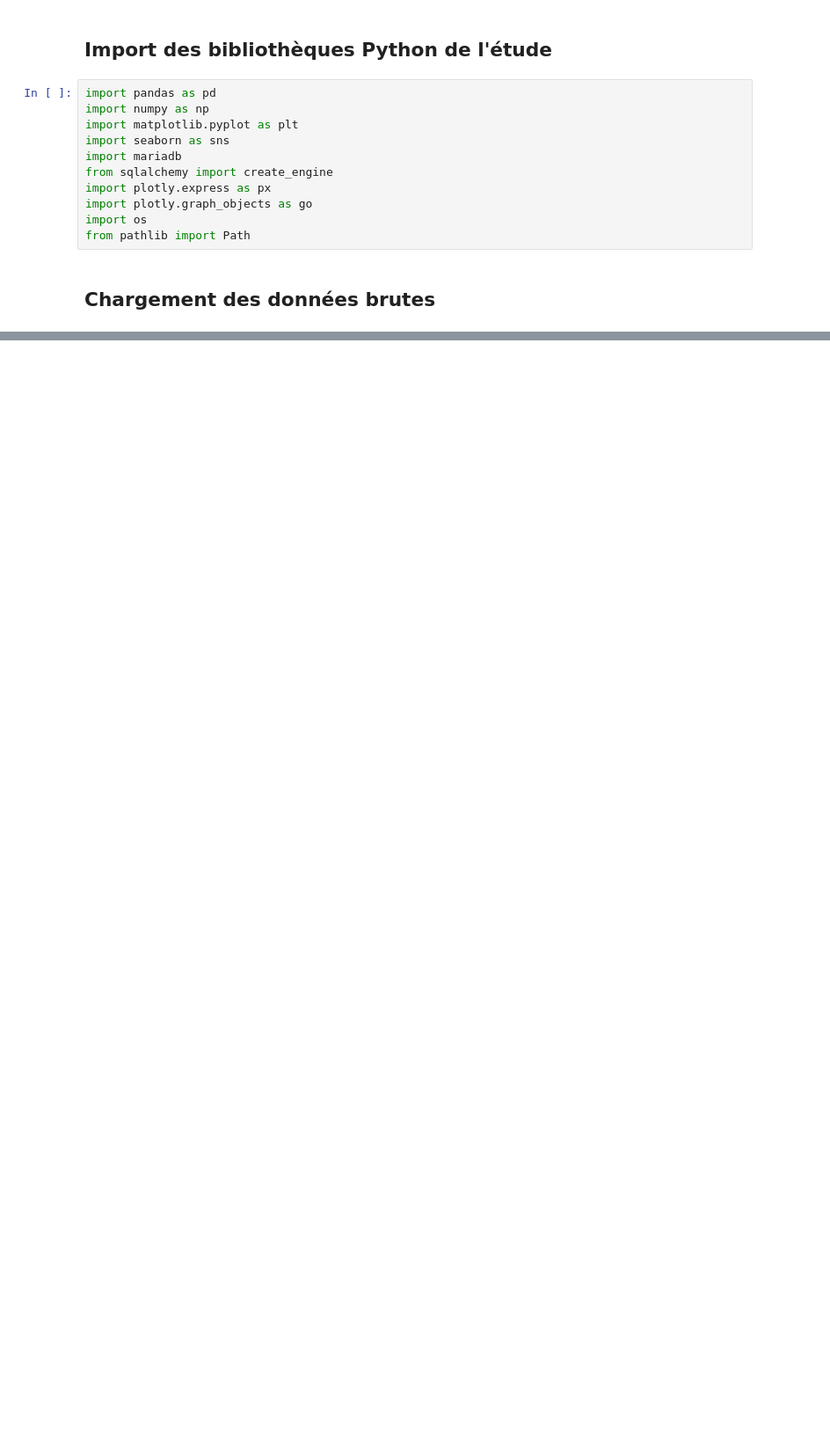
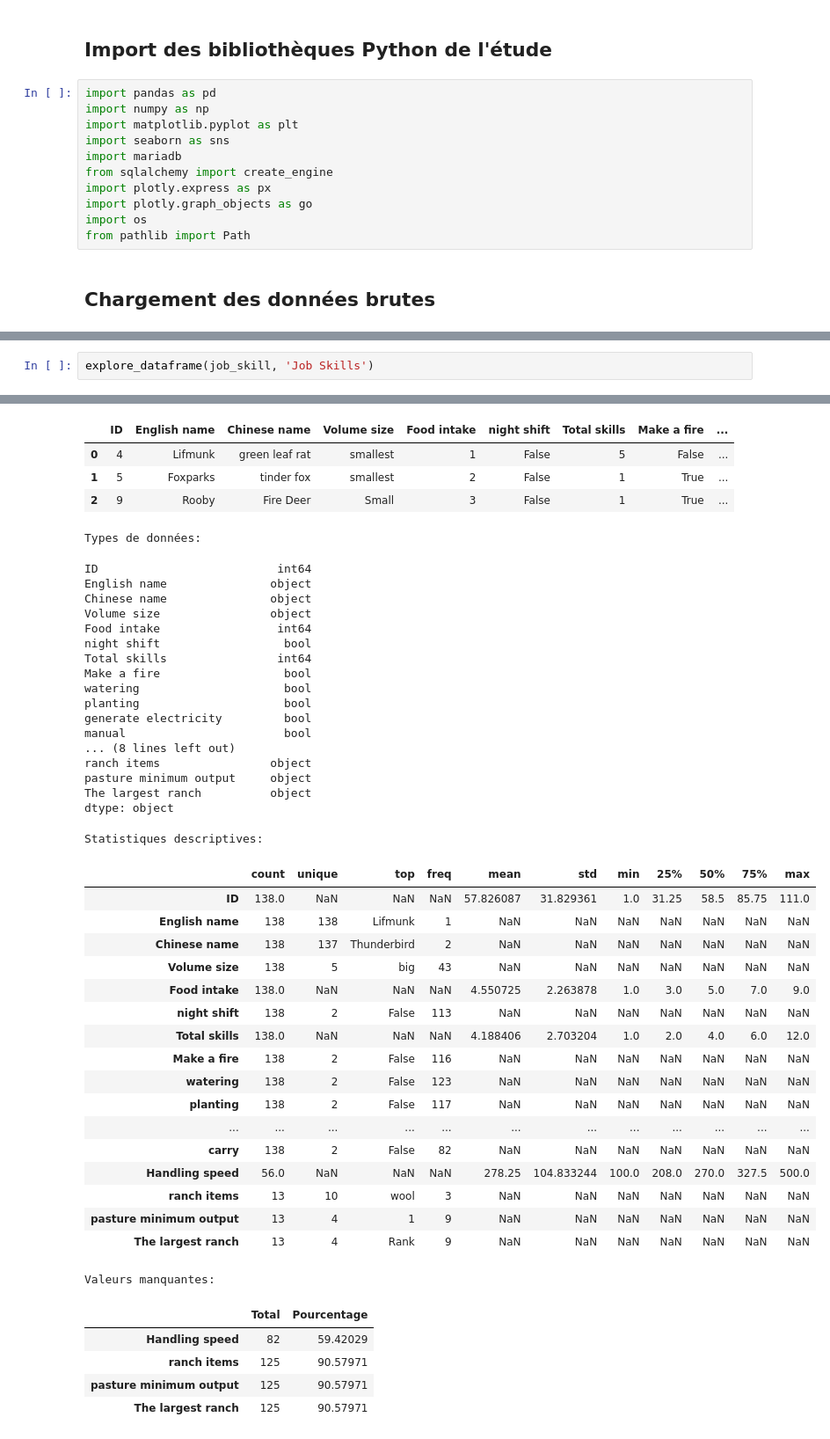
Before and after one commit to Paul-Emmanuel-Buffe/pals-analysis, a Jupyter notebook: notebooks/pals_analysis.ipynb, the cells around one changed output, grey strips where cells are left out. Shown at 88% size. Cells and saved outputs as stored; diff of their text form; blank space fills up the shorter version.

```diff
--- a/notebooks/pals_analysis.ipynb
+++ b/notebooks/pals_analysis.ipynb
@@ -225,0 +228,3 @@ print(datasets)
+# %%
+explore_dataframe(job_skill, 'Job Skills')
+# %% [output]
@@ -225,0 +259,46 @@ print(datasets)
+|  | ID | English name | Chinese name | Volume size | Food intake | night shift | Total skills | Make a fire | ... |
+| 0 | 4 | Lifmunk | green leaf rat | smallest | 1 | False | 5 | False | ... |
+| 1 | 5 | Foxparks | tinder fox | smallest | 2 | False | 1 | True | ... |
+| 2 | 9 | Rooby | Fire Deer | Small | 3 | False | 1 | True | ... |
+Types de données:
+ID                          int64
+English name               object
+Chinese name               object
+Volume size                object
+Food intake                 int64
+night shift                  bool
+Total skills                int64
+Make a fire                  bool
+watering                     bool
+planting                     bool
+generate electricity         bool
+manual                       bool
+... (8 lines left out)
+ranch items                object
+pasture minimum output     object
+The largest ranch          object
+dtype: object
+Statistiques descriptives:
+|  | count | unique | top | freq | mean | std | min | 25% | 50% | 75% | max |
+| ID | 138.0 | NaN | NaN | NaN | 57.826087 | 31.829361 | 1.0 | 31.25 | 58.5 | 85.75 | 111.0 |
+| English name | 138 | 138 | Lifmunk | 1 | NaN | NaN | NaN | NaN | NaN | NaN | NaN |
+| Chinese name | 138 | 137 | Thunderbird | 2 | NaN | NaN | NaN | NaN | NaN | NaN | NaN |
+| Volume size | 138 | 5 | big | 43 | NaN | NaN | NaN | NaN | NaN | NaN | NaN |
+| Food intake | 138.0 | NaN | NaN | NaN | 4.550725 | 2.263878 | 1.0 | 3.0 | 5.0 | 7.0 | 9.0 |
+| night shift | 138 | 2 | False | 113 | NaN | NaN | NaN | NaN | NaN | NaN | NaN |
+| Total skills | 138.0 | NaN | NaN | NaN | 4.188406 | 2.703204 | 1.0 | 2.0 | 4.0 | 6.0 | 12.0 |
+| Make a fire | 138 | 2 | False | 116 | NaN | NaN | NaN | NaN | NaN | NaN | NaN |
+| watering | 138 | 2 | False | 123 | NaN | NaN | NaN | NaN | NaN | NaN | NaN |
+| planting | 138 | 2 | False | 117 | NaN | NaN | NaN | NaN | NaN | NaN | NaN |
+| ... | ... | ... | ... | ... | ... | ... | ... | ... | ... | ... | ... |
+| carry | 138 | 2 | False | 82 | NaN | NaN | NaN | NaN | NaN | NaN | NaN |
+| Handling speed | 56.0 | NaN | NaN | NaN | 278.25 | 104.833244 | 100.0 | 208.0 | 270.0 | 327.5 | 500.0 |
+| ranch items | 13 | 10 | wool | 3 | NaN | NaN | NaN | NaN | NaN | NaN | NaN |
+| pasture minimum output | 13 | 4 | 1 | 9 | NaN | NaN | NaN | NaN | NaN | NaN | NaN |
+| The largest ranch | 13 | 4 | Rank | 9 | NaN | NaN | NaN | NaN | NaN | NaN | NaN |
+Valeurs manquantes:
+|  | Total | Pourcentage |
+| Handling speed | 82 | 59.42029 |
+| ranch items | 125 | 90.57971 |
+| pasture minimum output | 125 | 90.57971 |
+| The largest ranch | 125 | 90.57971 |
```
Also changed, not shown: parts of 11 cells of this notebook, 20 other files.
